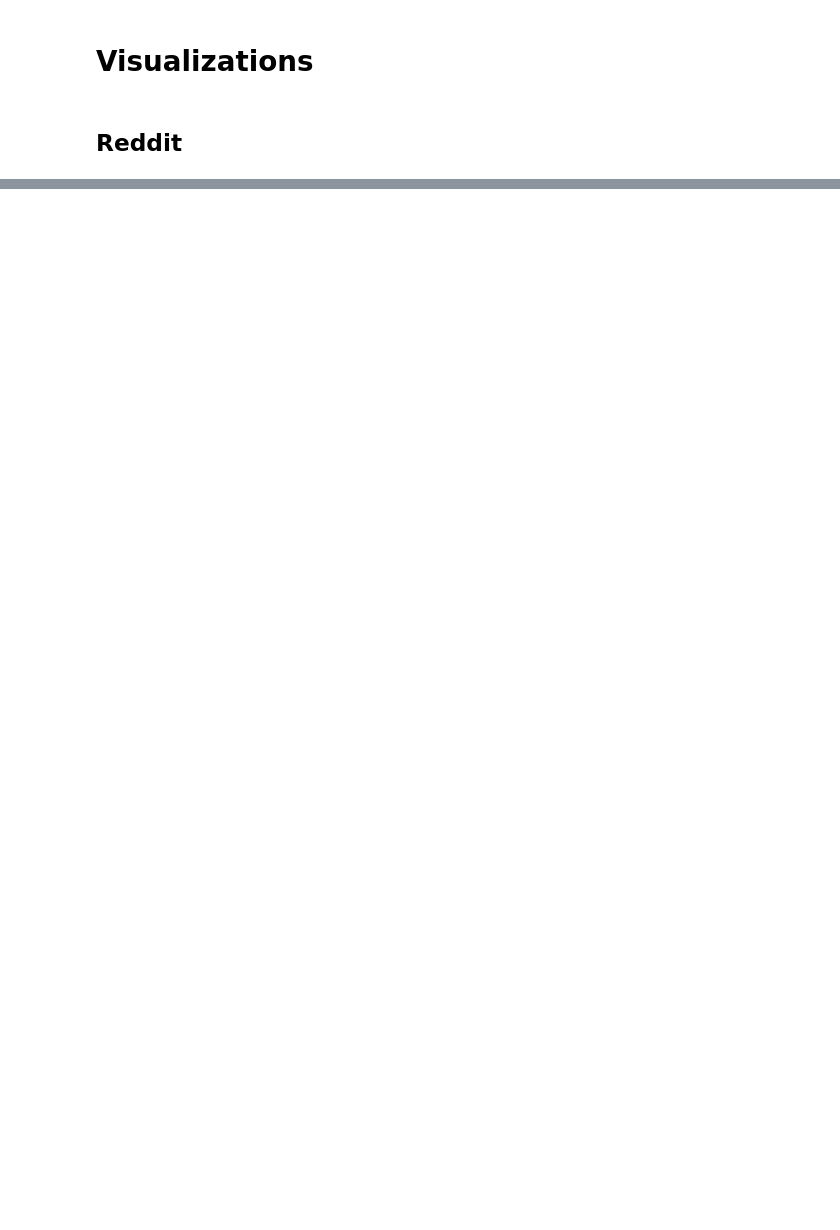
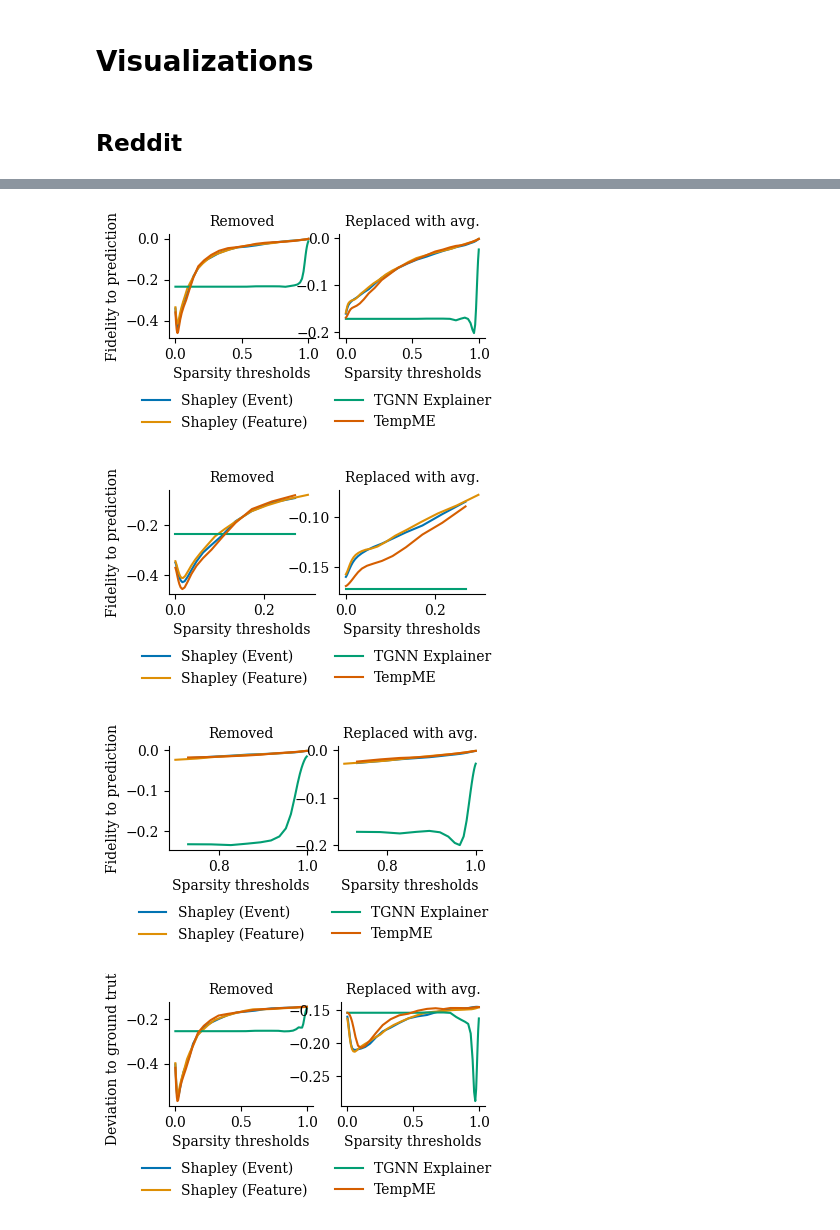
Before and after one commit to lea11100/Shapley4TGNN, a Jupyter notebook: Evaluation/visualize.ipynb, the cells around one changed output, grey strips where cells are left out. Cells and saved outputs as stored; diff of their text form; code cells hidden in the pictures; blank space fills up the shorter version.

```diff
--- a/Evaluation/visualize.ipynb
+++ b/Evaluation/visualize.ipynb
@@ -200,0 +10,8 @@ AUC for GEF using Mean: [np.float64(0.9558800177774867), np.float64(0.9584360053
+# %%
+df = load_results(CONFIG.data.dataset_name)
+create_diagrams(df, CONFIG.data.dataset_name)
+# %% [output]
+[figure, added]
+[figure, added]
+[figure, added]
+[figure, added]
```
Also changed, not shown: parts of 8 cells of this notebook, 4 other files.
